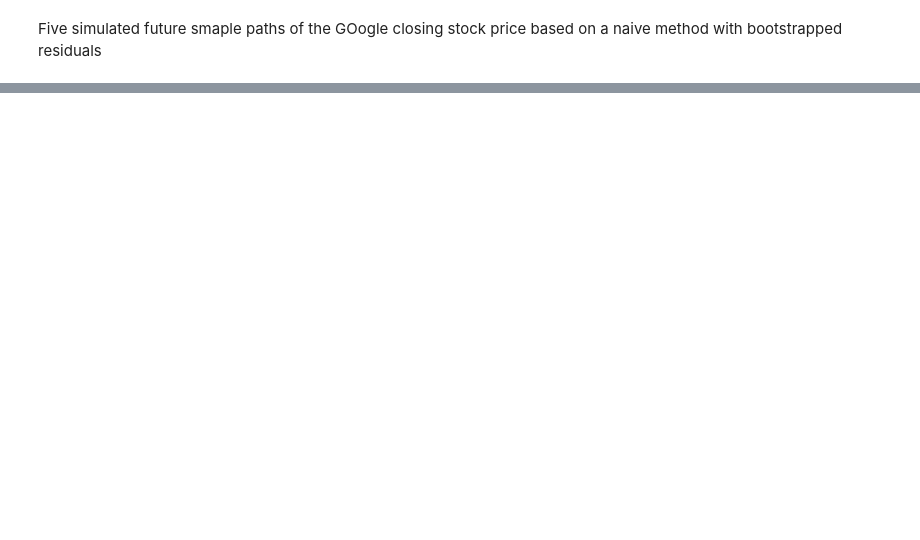
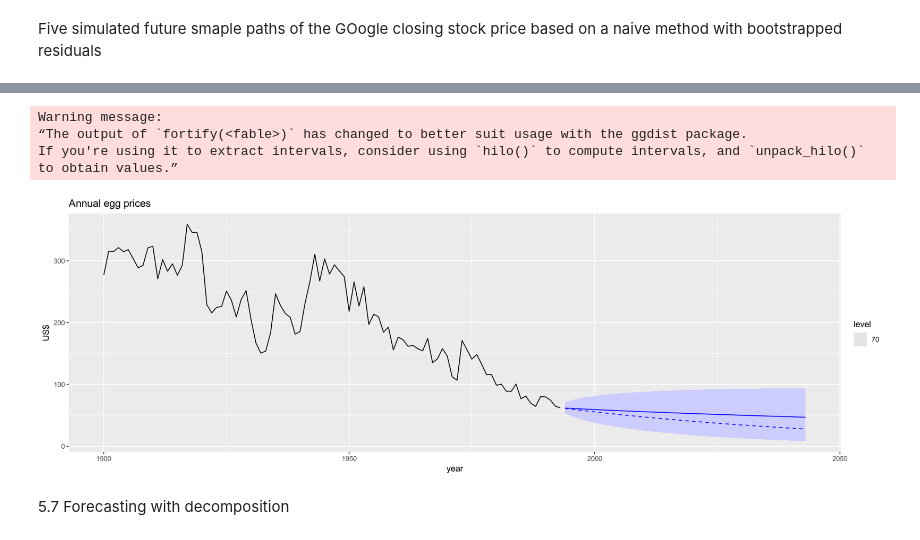
Before and after one commit to ARKA1112/Time_Series_R, a Jupyter notebook: OTEXTS_5.ipynb, the cells around one changed output, grey strips where cells are left out. Drawn from its saved outputs; the diff is of its cells as text; code cells hidden in the pictures; blank space fills up the shorter version.

```diff
--- a/OTEXTS_5.ipynb
+++ b/OTEXTS_5.ipynb
@@ -547,0 +550,2 @@ A tbl_ts: 10 × 7
+# %%
+fc <- prices|>filter(!is.na(eggs))|>model(RW(log(eggs)~ drift()))|> forecast(h=50)|>mutate(.median = median(eggs))
@@ -547,0 +566,7 @@ A tbl_ts: 10 × 7
+# %%
+fc|> autoplot(prices |> filter(!is.na(eggs)), level=70) + geom_line(aes(y = .median), data=fc, linetype = 2, col = "blue") + labs(title = "Annual egg prices", y = "US$")
+# %% [output]
+Warning message:
+“The output of `fortify(<fable>)` has changed to better suit usage with the ggdist package.
+If you're using it to extract intervals, consider using `hilo()` to compute intervals, and `unpack_hilo()` to obtain values.”
+[figure, added]
@@ -547,0 +575,2 @@ A tbl_ts: 10 × 7
+# %% [markdown]
+5.7 Forecasting with decomposition
```
Also changed, not shown: parts of 20 cells of this notebook.
